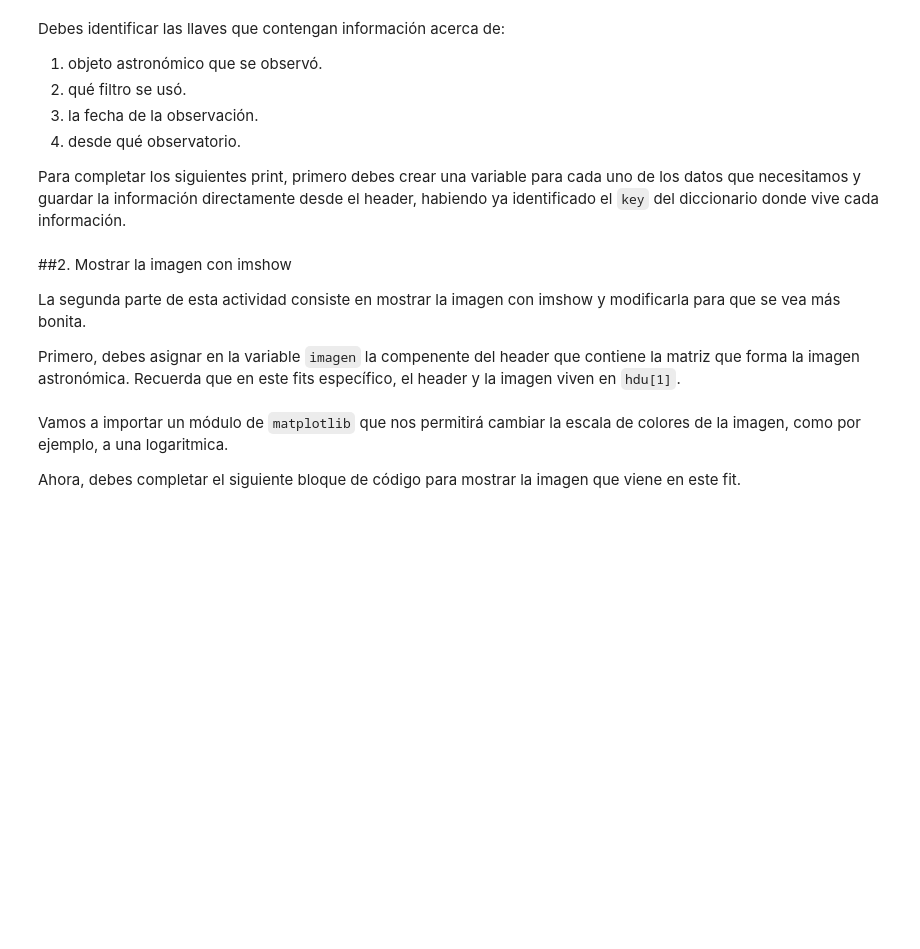
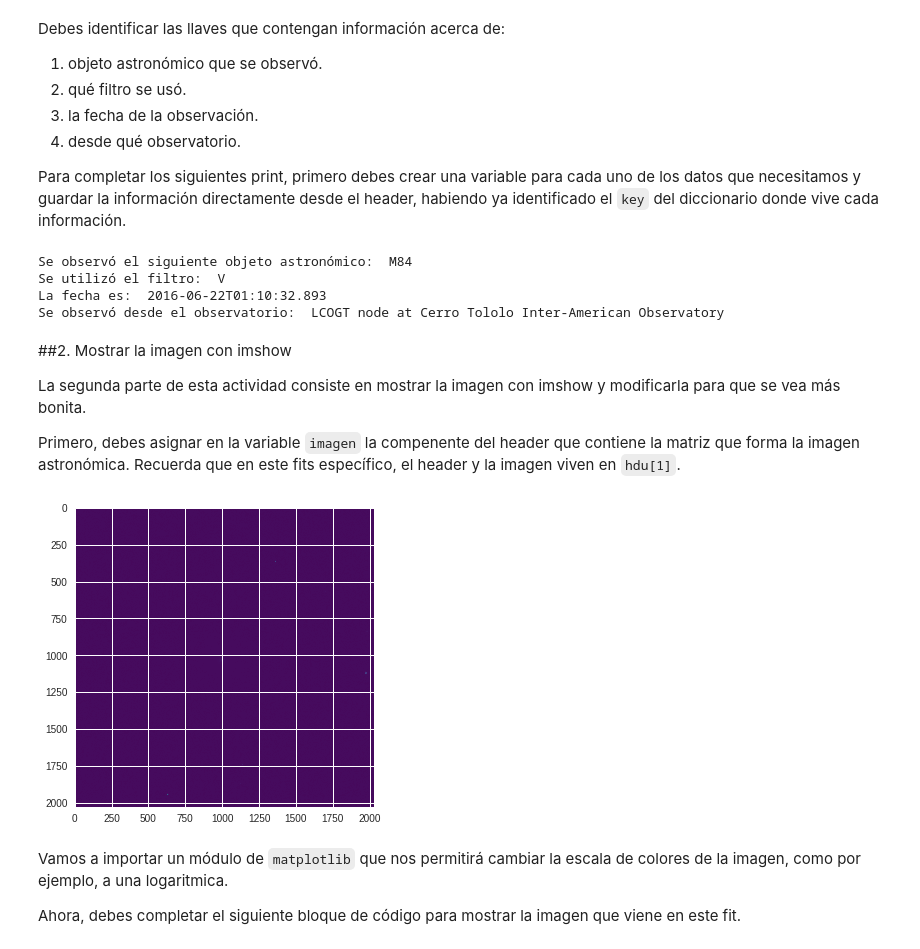
Before and after one commit to DiegoRomanCortes/minitarea3, a Jupyter notebook: minitarea3.ipynb, the cells around one changed output. Cells and saved outputs as stored; diff of their text form; code cells hidden in the pictures; blank space fills up the shorter version.

```diff
--- a/minitarea3.ipynb
+++ b/minitarea3.ipynb
@@ -89,8 +93,13 @@ Para completar los siguientes print,  primero debes crear una variable para cada
 # %%
-print("Se observó el siguiente objeto astronómico:",)
-print("Se utilizó el filtro:",)
-print("La fecha es:",)
-print("Se observó desde el observatorio:",)
+print("Se observó el siguiente objeto astronómico: ", objeto_astronomico)
+print("Se utilizó el filtro: ", filtro)
+print("La fecha es: ", fecha)
+print("Se observó desde el observatorio: ", lugar)
+# %% [output]
+Se observó el siguiente objeto astronómico:  M84
+Se utilizó el filtro:  V
+La fecha es:  2016-06-22T01:10:32.893
+Se observó desde el observatorio:  LCOGT node at Cerro Tololo Inter-American Observatory
 # %% [markdown]
 ##2. Mostrar la imagen con imshow
 
@@ -102,3 +109,8 @@ imagen =
+# %%
+image_data = hdu[1].data
+imagen = plt.imshow(image_data, cmap = 'viridis')
+# %% [output]
+[figure, added]
 # %% [markdown]
 Vamos a importar un módulo de `matplotlib` que nos permitirá cambiar la escala de colores de la imagen, como por ejemplo, a una logaritmica.
 
```
Also changed, not shown: parts of 8 cells of this notebook.
